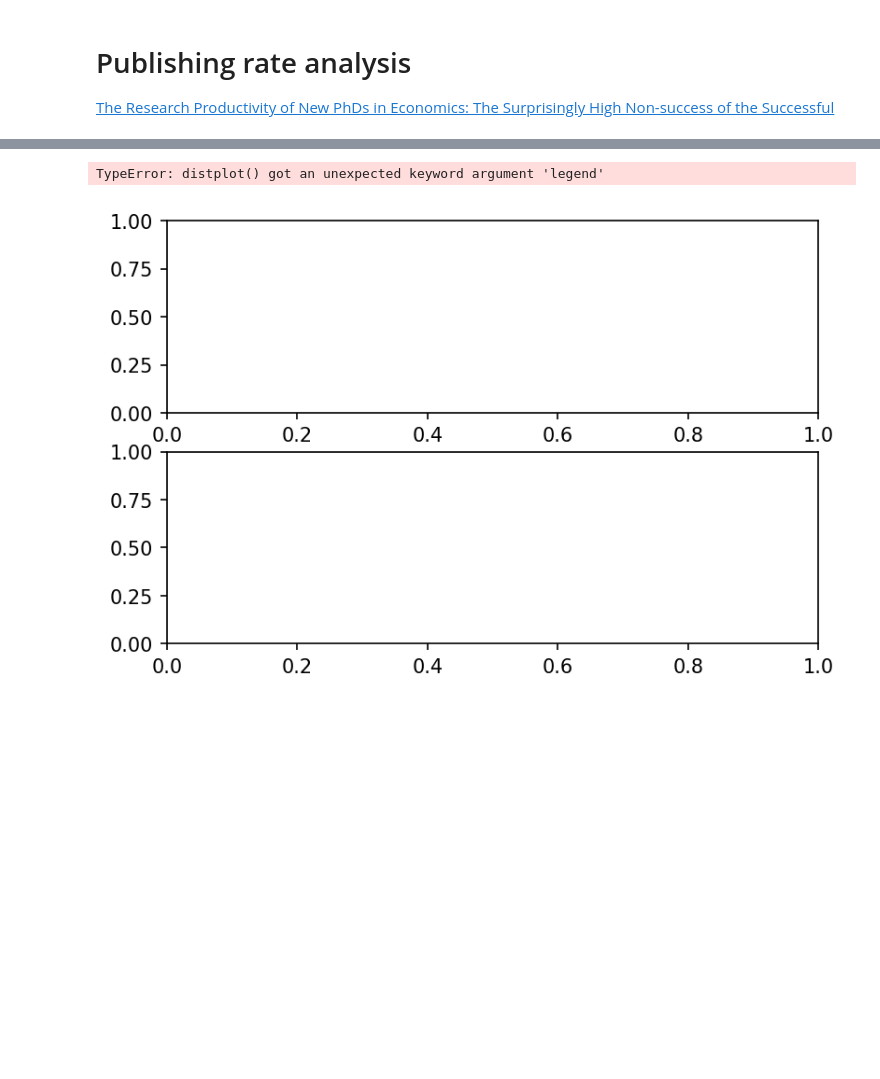
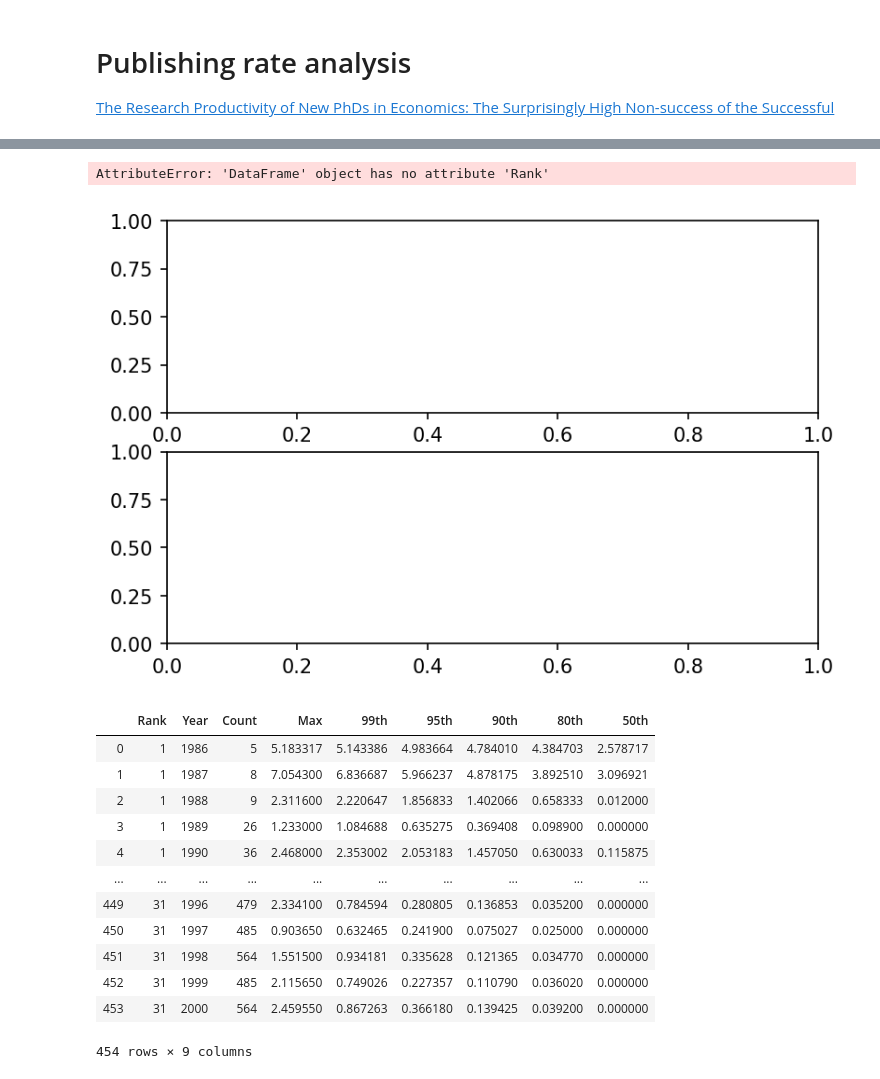
Before and after one commit to mviz/publish_rate_analysis, a Jupyter notebook: publishing_rate_analysis.ipynb, the cells around one changed output, grey strips where cells are left out. Saved outputs shown, nothing was run; the diff lists cells and outputs as text; code cells hidden in the pictures; blank space fills up the shorter version.

```diff
--- a/publishing_rate_analysis.ipynb
+++ b/publishing_rate_analysis.ipynb
@@ -25,10 +32,15 @@ Let's visualize the data first to get an idea of what we're modelling.
 fig, ax = plt.subplots(2,1,figsize=(6,4))
 fig.set_dpi(150)
 
+mean_pub = raw_data[["AERPub", "Rank"]].groupby(["Rank"]).mean()
+
+ax[0].scatter(mean_pub.index, mean_pub.Rank)
+
 # sns.kdeplot(raw_data.AERPub, alpha=0.4, ax=ax[0]);
-kwargs = {"size": 0.1}
-for i in range(5):
-    sns.distplot(raw_data[raw_data.Rank == i].AERPub, ax=ax[0], legend=False);
+# for i in range(5):
+#     sns.distplot(raw_data[raw_data.Rank == i].AERPub, ax=ax[0], kde=False)
+#     sns.kdeplot(raw_data[raw_data.Rank == i].AERPub, ax=ax[0], legend=False, bw=0.5,
+#                 alpha=0.3, linewidth=0.6).set(xlim=(0,0.3));
 # %% [output]
-TypeError: distplot() got an unexpected keyword argument 'legend'
+AttributeError: 'DataFrame' object has no attribute 'Rank'
 [figure]
@@ -34,0 +71,17 @@ TypeError: distplot() got an unexpected keyword argument 'legend'
+# %%
+quantiled_by_year_rank = grouped_ry.agg(aggregation_dict)
+quantiled_by_year_rank
+# %% [output]
+|  | Rank | Year | Count | Max | 99th | 95th | 90th | 80th | 50th |
+| 0 | 1 | 1986 | 5 | 5.183317 | 5.143386 | 4.983664 | 4.784010 | 4.384703 | 2.578717 |
+| 1 | 1 | 1987 | 8 | 7.054300 | 6.836687 | 5.966237 | 4.878175 | 3.892510 | 3.096921 |
+| 2 | 1 | 1988 | 9 | 2.311600 | 2.220647 | 1.856833 | 1.402066 | 0.658333 | 0.012000 |
+| 3 | 1 | 1989 | 26 | 1.233000 | 1.084688 | 0.635275 | 0.369408 | 0.098900 | 0.000000 |
+| 4 | 1 | 1990 | 36 | 2.468000 | 2.353002 | 2.053183 | 1.457050 | 0.630033 | 0.115875 |
+| ... | ... | ... | ... | ... | ... | ... | ... | ... | ... |
+| 449 | 31 | 1996 | 479 | 2.334100 | 0.784594 | 0.280805 | 0.136853 | 0.035200 | 0.000000 |
+| 450 | 31 | 1997 | 485 | 0.903650 | 0.632465 | 0.241900 | 0.075027 | 0.025000 | 0.000000 |
+| 451 | 31 | 1998 | 564 | 1.551500 | 0.934181 | 0.335628 | 0.121365 | 0.034770 | 0.000000 |
+| 452 | 31 | 1999 | 485 | 2.115650 | 0.749026 | 0.227357 | 0.110790 | 0.036020 | 0.000000 |
+| 453 | 31 | 2000 | 564 | 2.459550 | 0.867263 | 0.366180 | 0.139425 | 0.039200 | 0.000000 |
+454 rows × 9 columns
```
Also changed, not shown: parts of 7 cells of this notebook.
